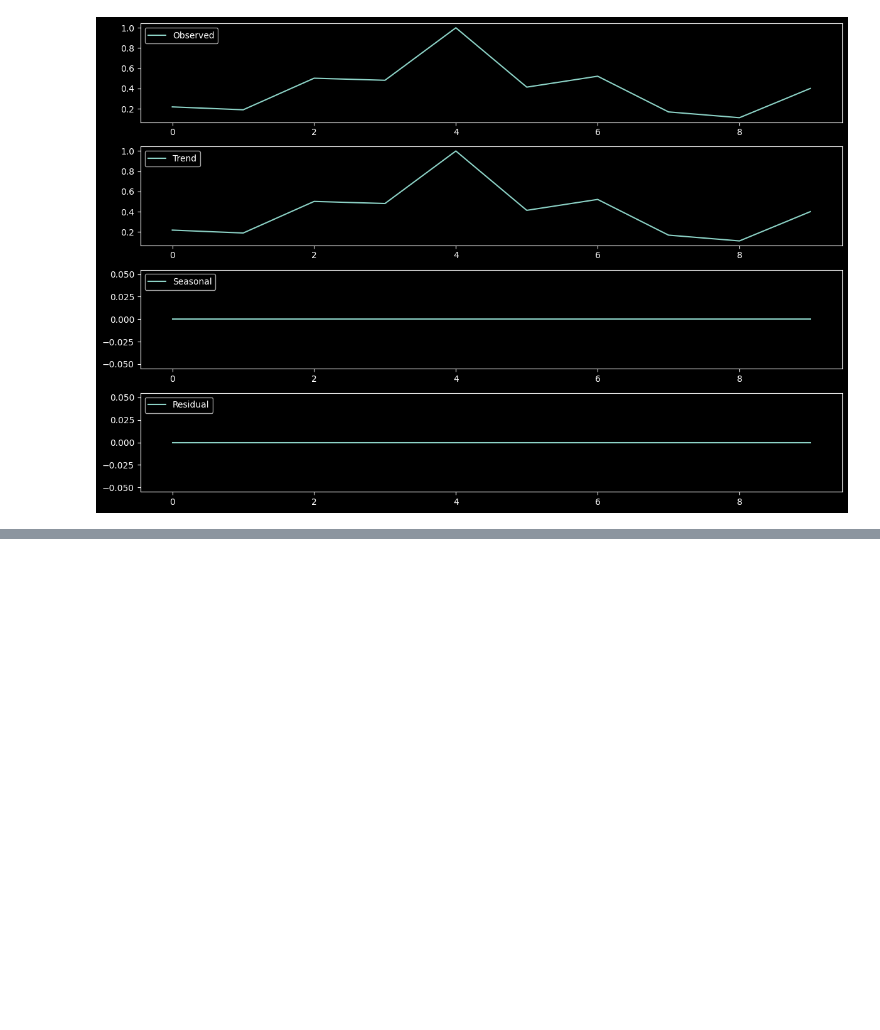
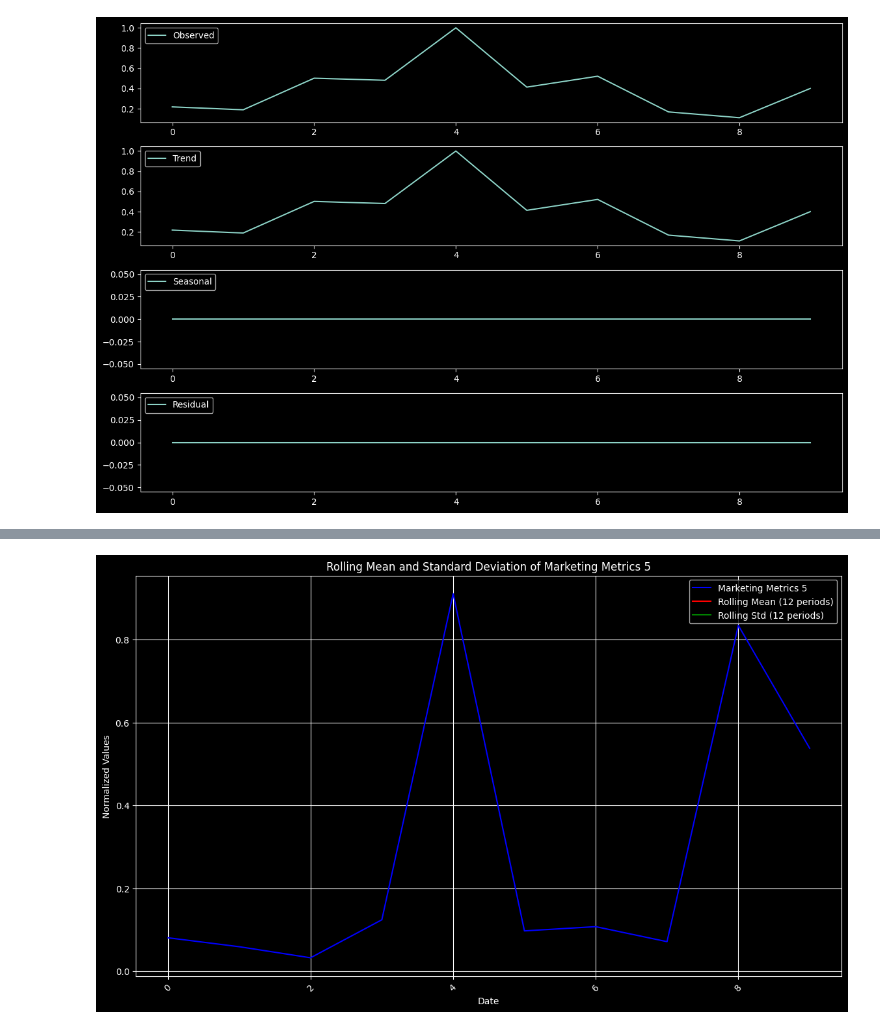
Before and after one commit to ssulaihasubi/floward-take-home-assessment, a Jupyter notebook: case-study-2-anomaly-detection.ipynb, the cells around one changed output, grey strips where cells are left out. Cells and saved outputs as stored; diff of their text form; code cells hidden in the pictures; blank space fills up the shorter version.

```diff
--- a/case-study-2-anomaly-detection.ipynb
+++ b/case-study-2-anomaly-detection.ipynb
@@ -505,0 +533,21 @@ See the caveats in the documentation: https://pandas.pydata.org/pandas-docs/stab
+# %%
+# Calculate the rolling mean and rolling standard deviation for 'marketing_metrics_5'
+rolling_mean = anomalies_with_metrics['marketing_metrics_5'].rolling(window=12).mean()
+rolling_std = anomalies_with_metrics['marketing_metrics_5'].rolling(window=12).std()
+
+# Plot the rolling statistics
+plt.figure(figsize=(14, 8))
+
+plt.plot(anomalies_with_metrics.index, anomalies_with_metrics['marketing_metrics_5'], label='Marketing Metrics 5', color='blue')
+plt.plot(anomalies_with_metrics.index, rolling_mean, label='Rolling Mean (12 periods)', color='red')
+plt.plot(anomalies_with_metrics.index, rolling_std, label='Rolling Std (12 periods)', color='green')
+
+plt.title('Rolling Mean and Standard Deviation of Marketing Metrics 5')
+plt.xlabel('Date')
+plt.ylabel('Normalized Values')
+plt.legend(loc='best')
+plt.grid(True)
+plt.xticks(rotation=45)
+plt.show()
+# %% [output]
+[figure, added]
```
Also changed, not shown: parts of 4 cells of this notebook.
